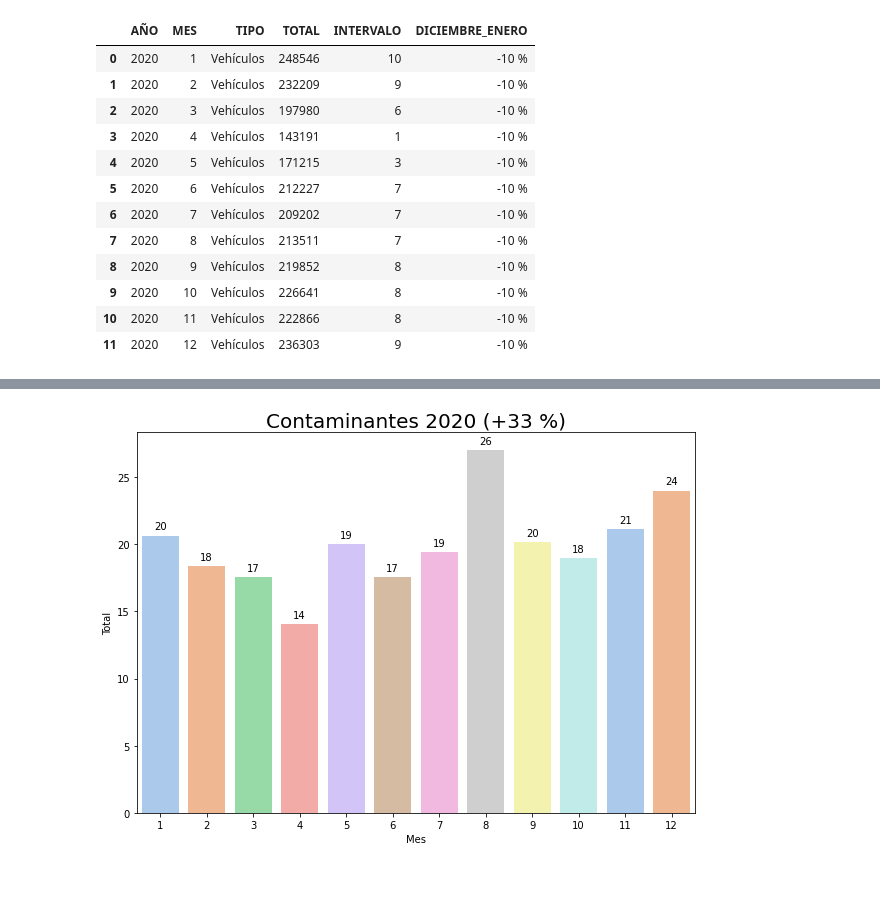
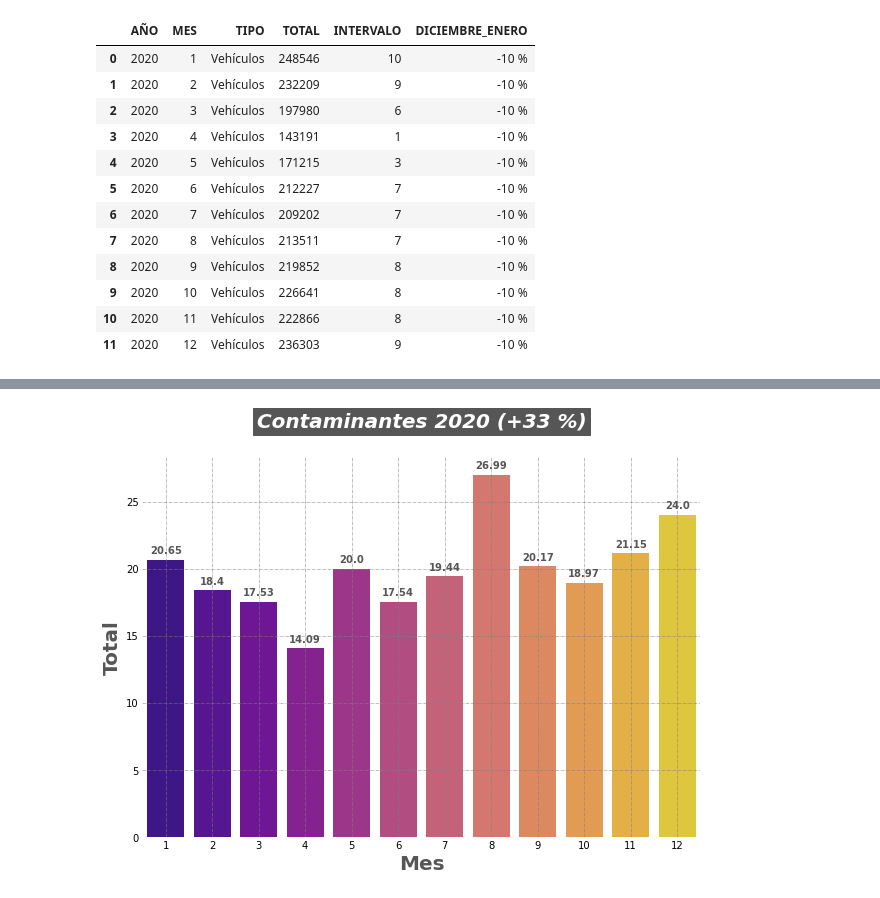
Before and after one commit to fernandorgonzalez/cursos-eant-python_data_analytics-proyecto, a Jupyter notebook: pda-lm-n-294-1.ipynb, the cells around one changed output, grey strips where cells are left out. Saved outputs shown, nothing was run; the diff lists cells and outputs as text; code cells hidden in the pictures.

```diff
--- a/pda-lm-n-294-1.ipynb
+++ b/pda-lm-n-294-1.ipynb
@@ -197,22 +204,27 @@ plt.show()
-# %%
-plt.figure(figsize=(10,7))
-s = sns.barplot(data = df_contaminantes,
-            x = 'MES',
-            y = 'TOTAL',
-            palette = paleta_meses)
-for p in s.patches:
-    s.annotate(int(p.get_height()),
-                   (p.get_x() + p.get_width() / 2., p.get_height()),
-                   ha = 'center', va = 'center',
-                   size=10,
-                   xytext = (0, 9),
-                   textcoords = 'offset points')
-plt.title("Contaminantes 2020 (" + df_contaminantes.iloc[0][5] + ")", fontsize = 20)
-plt.xlabel('Mes')
-plt.ylabel('Total')
-plt.show()
-# %% [output]
-[figure, removed]
+# %%
+plt.figure(figsize=(10,7))
+s = sns.barplot(data = df_contaminantes,
+            x = 'MES',
+            y = 'TOTAL',
+            palette = paleta_meses)
+for p in s.patches:
+    s.annotate(p.get_height(),
+                   (p.get_x() + p.get_width() / 2., p.get_height()),
+                   ha = 'center', va = 'center',
+                   size=10,
+                   xytext = (0, 9),
+                   textcoords = 'offset points',
+                   weight="bold",color="#565656")
+plt.title("Contaminantes 2020 (" + df_contaminantes.iloc[0][5] + ")", fontsize = 20,backgroundcolor="#565656",
+  weight="bold",color="white",style="italic",loc="center",pad=30)
+plt.xlabel('Mes',weight="bold",size=20,color="#565656")
+plt.ylabel('Total',weight="bold",size=20,color="#565656")
+plt.tick_params(labelsize=10,length=0)
+plt.box(False)
+plt.grid(linewidth=0.5,color="grey",linestyle="-.")
+plt.show()
+# %% [output]
+[figure, added]
 # %%
 plt.figure(figsize=(10,7))
 s = sns.barplot(data = df_bicicletas,
```
Also changed, not shown: parts of 15 cells of this notebook, 3 other files.
